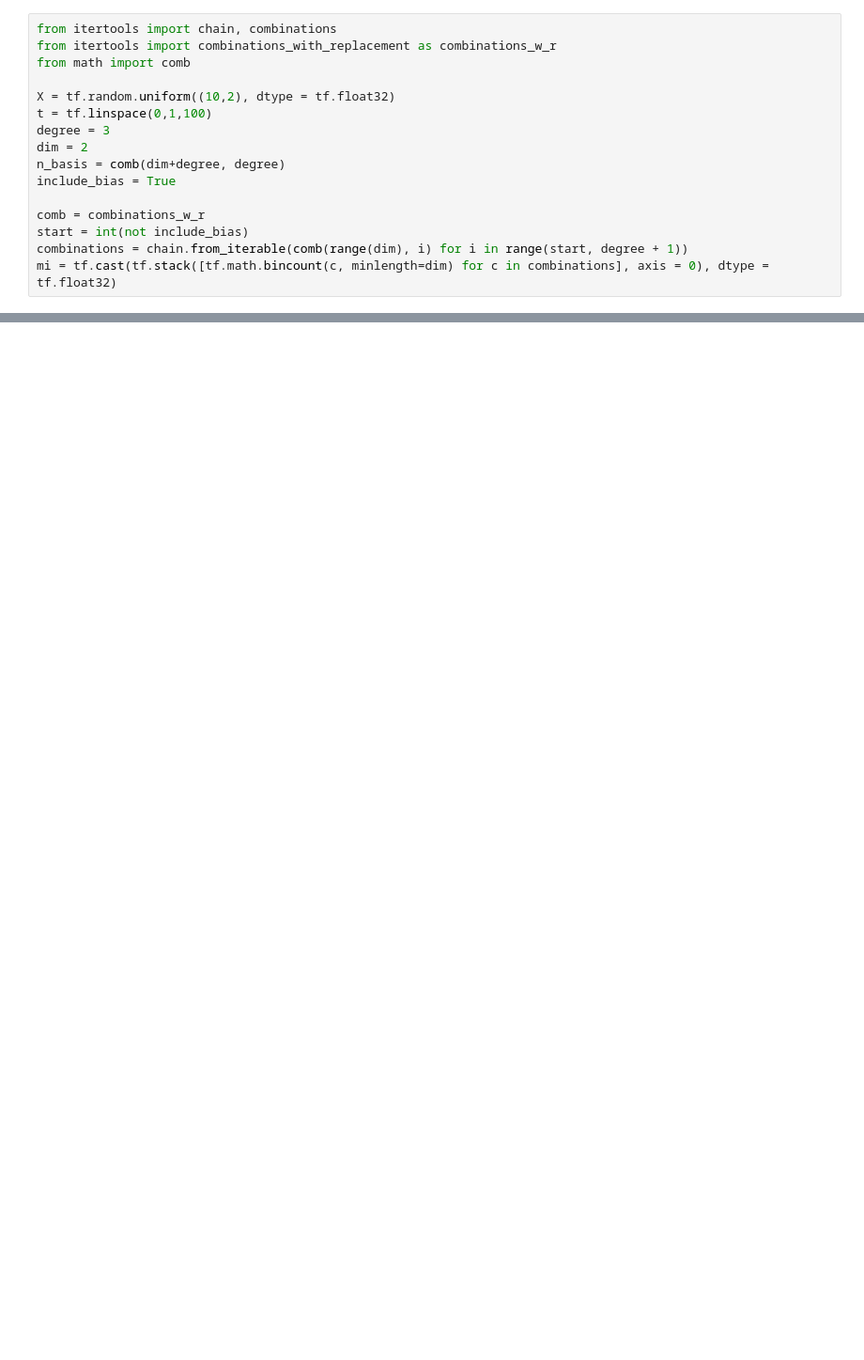
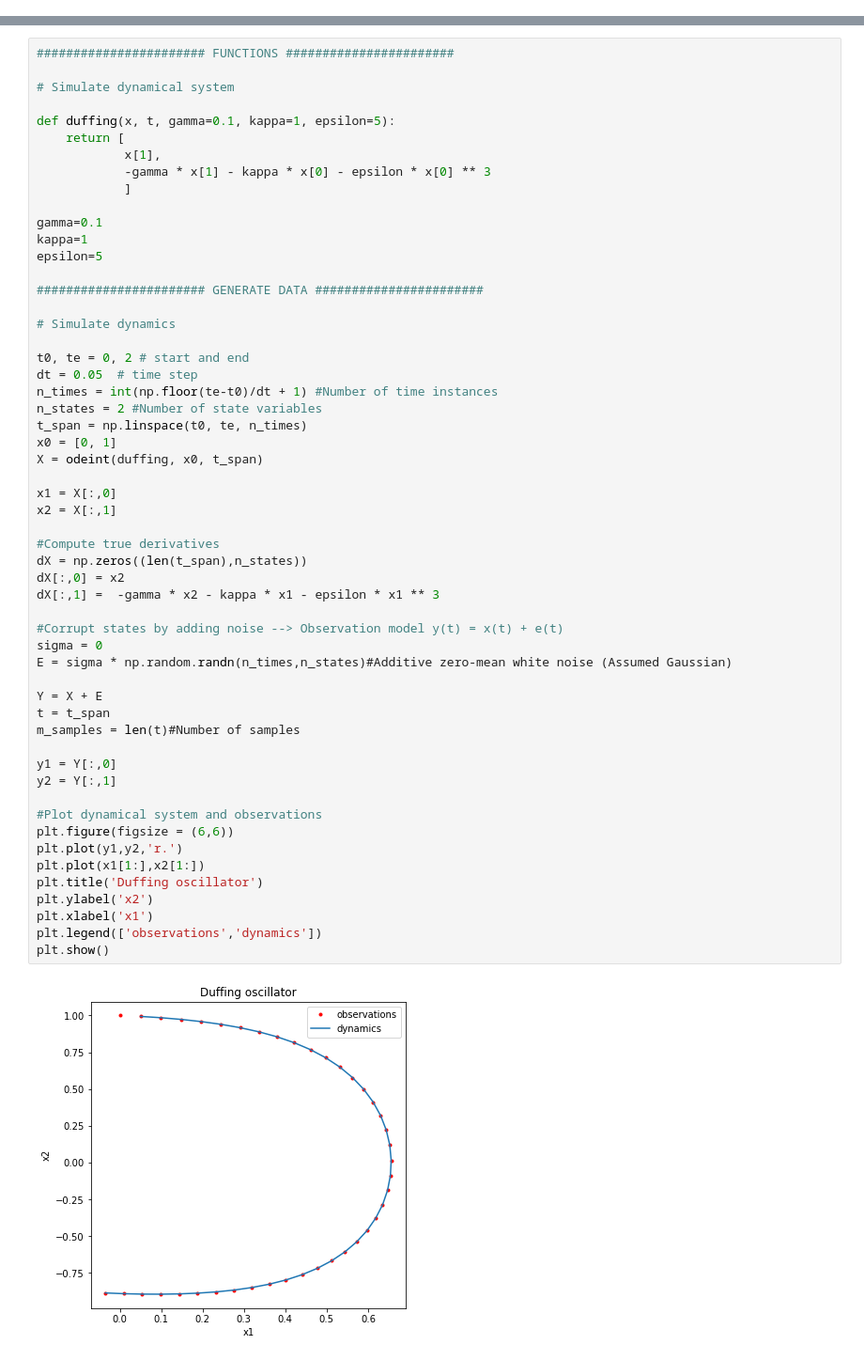
Before and after one commit to AlexCortiella/CU-Research, a Jupyter notebook: Python_Codes/Project_3_SparseReg_and_Ssplines/Project3/Sparsereg_and_Splines_test.ipynb, the cells around one changed output, grey strips where cells are left out. Shown at 94% size. Saved outputs shown, nothing was run; the diff lists cells and outputs as text; blank space fills up the shorter version.

```diff
--- a/Python_Codes/Project_3_SparseReg_and_Ssplines/Project3/Sparsereg_and_Splines_test.ipynb
+++ b/Python_Codes/Project_3_SparseReg_and_Ssplines/Project3/Sparsereg_and_Splines_test.ipynb
@@ -333,19 +343,3 @@ class SRSplineIdentification():
 
     def train(self):
         pass
-# %%
-from itertools import chain, combinations
-from itertools import combinations_with_replacement as combinations_w_r
-from math import comb
-
-X = tf.random.uniform((10,2), dtype = tf.float32)
-t = tf.linspace(0,1,100)
-degree = 3
-dim = 2
-n_basis = comb(dim+degree, degree)
-include_bias = True
-
-comb = combinations_w_r
-start = int(not include_bias)
-combinations = chain.from_iterable(comb(range(dim), i) for i in range(start, degree + 1))
-mi = tf.cast(tf.stack([tf.math.bincount(c, minlength=dim) for c in combinations], axis = 0), dtype = tf.float32)
@@ -419,0 +346,57 @@ array([[0.10046628, 9.        , 0.52576539],
+# %%
+####################### FUNCTIONS #######################
+
+# Simulate dynamical system
+
+def duffing(x, t, gamma=0.1, kappa=1, epsilon=5):
+    return [
+            x[1],
+            -gamma * x[1] - kappa * x[0] - epsilon * x[0] ** 3
+            ]
+
+gamma=0.1
+kappa=1
+epsilon=5
+
+####################### GENERATE DATA #######################
+
+# Simulate dynamics
+
+t0, te = 0, 2 # start and end
+dt = 0.05  # time step
+n_times = int(np.floor(te-t0)/dt + 1) #Number of time instances
+n_states = 2 #Number of state variables
+t_span = np.linspace(t0, te, n_times)
+x0 = [0, 1]
+X = odeint(duffing, x0, t_span)
+
+x1 = X[:,0]
+x2 = X[:,1]
+
+#Compute true derivatives
+dX = np.zeros((len(t_span),n_states))
+dX[:,0] = x2
+dX[:,1] =  -gamma * x2 - kappa * x1 - epsilon * x1 ** 3
+
+#Corrupt states by adding noise --> Observation model y(t) = x(t) + e(t)
+sigma = 0
+E = sigma * np.random.randn(n_times,n_states)#Additive zero-mean white noise (Assumed Gaussian)
+
+Y = X + E
+t = t_span
+m_samples = len(t)#Number of samples
+
+y1 = Y[:,0]
+y2 = Y[:,1]
+
+#Plot dynamical system and observations
+plt.figure(figsize = (6,6))
+plt.plot(y1,y2,'r.')
+plt.plot(x1[1:],x2[1:])
+plt.title('Duffing oscillator')
+plt.ylabel('x2')
+plt.xlabel('x1')
+plt.legend(['observations','dynamics'])
+plt.show()
+# %% [output]
+[figure, added]
```
Also changed, not shown: parts of 15 cells of this notebook, 1 other file.
